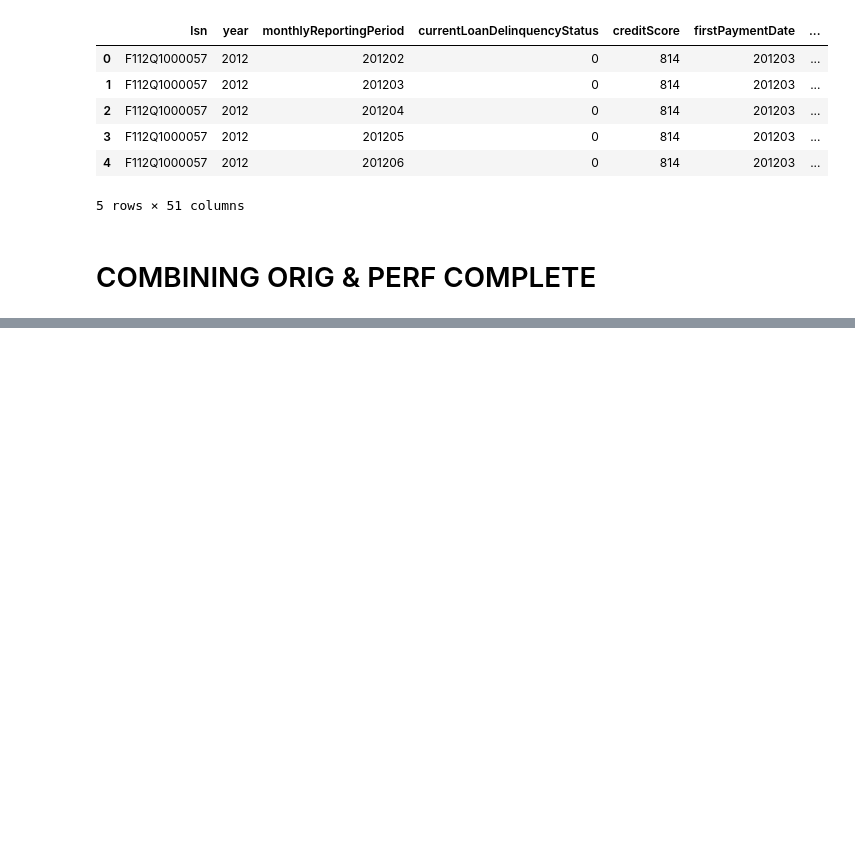
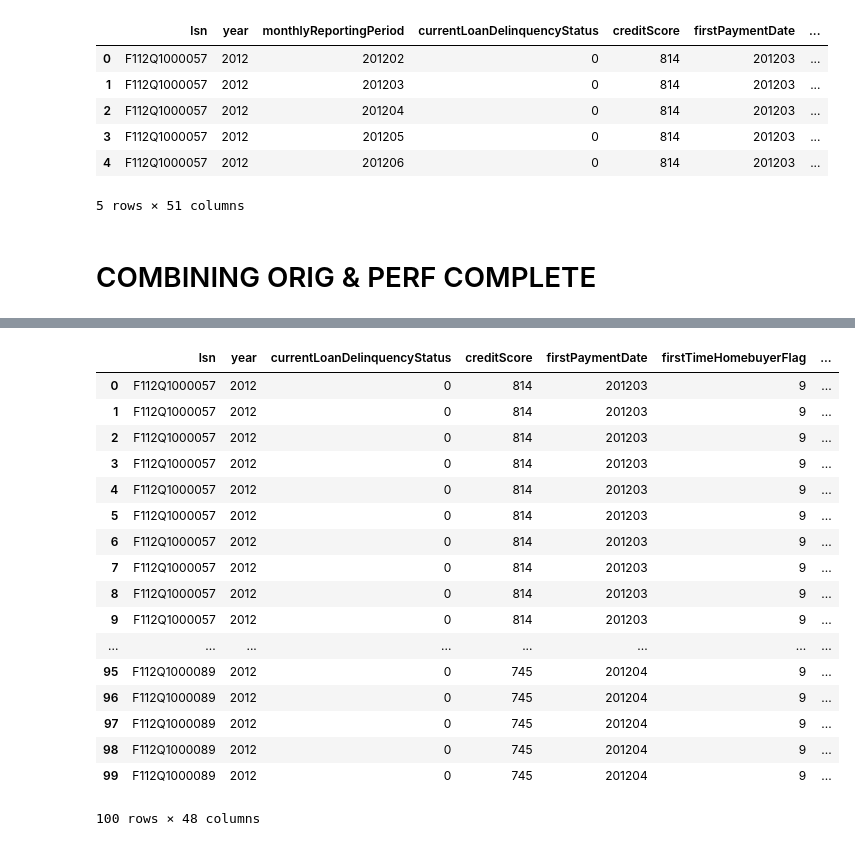
Before and after one commit to MitchellEwing/Freddie-Mac-Housing-Loans, a Jupyter notebook: supervised-learning-project.ipynb, the cells around one changed output, grey strips where cells are left out. Saved outputs shown, nothing was run; the diff lists cells and outputs as text; code cells hidden in the pictures; blank space fills up the shorter version.

```diff
--- a/supervised-learning-project.ipynb
+++ b/supervised-learning-project.ipynb
@@ -193,5 +193,5 @@ Index(['lsn', 'year', 'monthlyReportingPeriod', 'currentLoanDelinquencyStatus',
 # COMBINING ORIG & PERF COMPLETE
 # %%
 # Creating copy.
-df_raw = df_merged.copy()
+df_raw = df_merged
 # %%
@@ -217,0 +207,31 @@ df_raw.head(200)
+# %%
+# The dataframe in its current state, has multiple instances of the same loan sequence number.
+# The only difference between each index for a given loan sequence number, is the:
+# 'monthlyReportingPeriod', 'loanAge', and 'remainMthsToMaturity'
+# Thus, we must drop these columns.
+
+#df_trimmed = df_raw.drop(['monthlyReportingPeriod', 'loanAge', 'remainMthsToMaturity'])
+df_trimmed = df_raw.drop(['monthlyReportingPeriod', 'loanAge', 'remainMthsToMaturity'], axis=1)
+#df_trimmed = df_raw.drop(['monthlyReportingPeriod', 'loanAge',
+#                          'remainMthsToMaturity'], axis=1, inplace=True)
+# %%
+df_trimmed.head(100)
+# %% [output]
+|  | lsn | year | currentLoanDelinquencyStatus | creditScore | firstPaymentDate | firstTimeHomebuyerFlag | ... |
+| 0 | F112Q1000057 | 2012 | 0 | 814 | 201203 | 9 | ... |
+| 1 | F112Q1000057 | 2012 | 0 | 814 | 201203 | 9 | ... |
+| 2 | F112Q1000057 | 2012 | 0 | 814 | 201203 | 9 | ... |
+| 3 | F112Q1000057 | 2012 | 0 | 814 | 201203 | 9 | ... |
+| 4 | F112Q1000057 | 2012 | 0 | 814 | 201203 | 9 | ... |
+| 5 | F112Q1000057 | 2012 | 0 | 814 | 201203 | 9 | ... |
+| 6 | F112Q1000057 | 2012 | 0 | 814 | 201203 | 9 | ... |
+| 7 | F112Q1000057 | 2012 | 0 | 814 | 201203 | 9 | ... |
+| 8 | F112Q1000057 | 2012 | 0 | 814 | 201203 | 9 | ... |
+| 9 | F112Q1000057 | 2012 | 0 | 814 | 201203 | 9 | ... |
+| ... | ... | ... | ... | ... | ... | ... | ... |
+| 95 | F112Q1000089 | 2012 | 0 | 745 | 201204 | 9 | ... |
+| 96 | F112Q1000089 | 2012 | 0 | 745 | 201204 | 9 | ... |
+| 97 | F112Q1000089 | 2012 | 0 | 745 | 201204 | 9 | ... |
+| 98 | F112Q1000089 | 2012 | 0 | 745 | 201204 | 9 | ... |
+| 99 | F112Q1000089 | 2012 | 0 | 745 | 201204 | 9 | ... |
+100 rows × 48 columns
```
Also changed, not shown: parts of 11 cells of this notebook.
